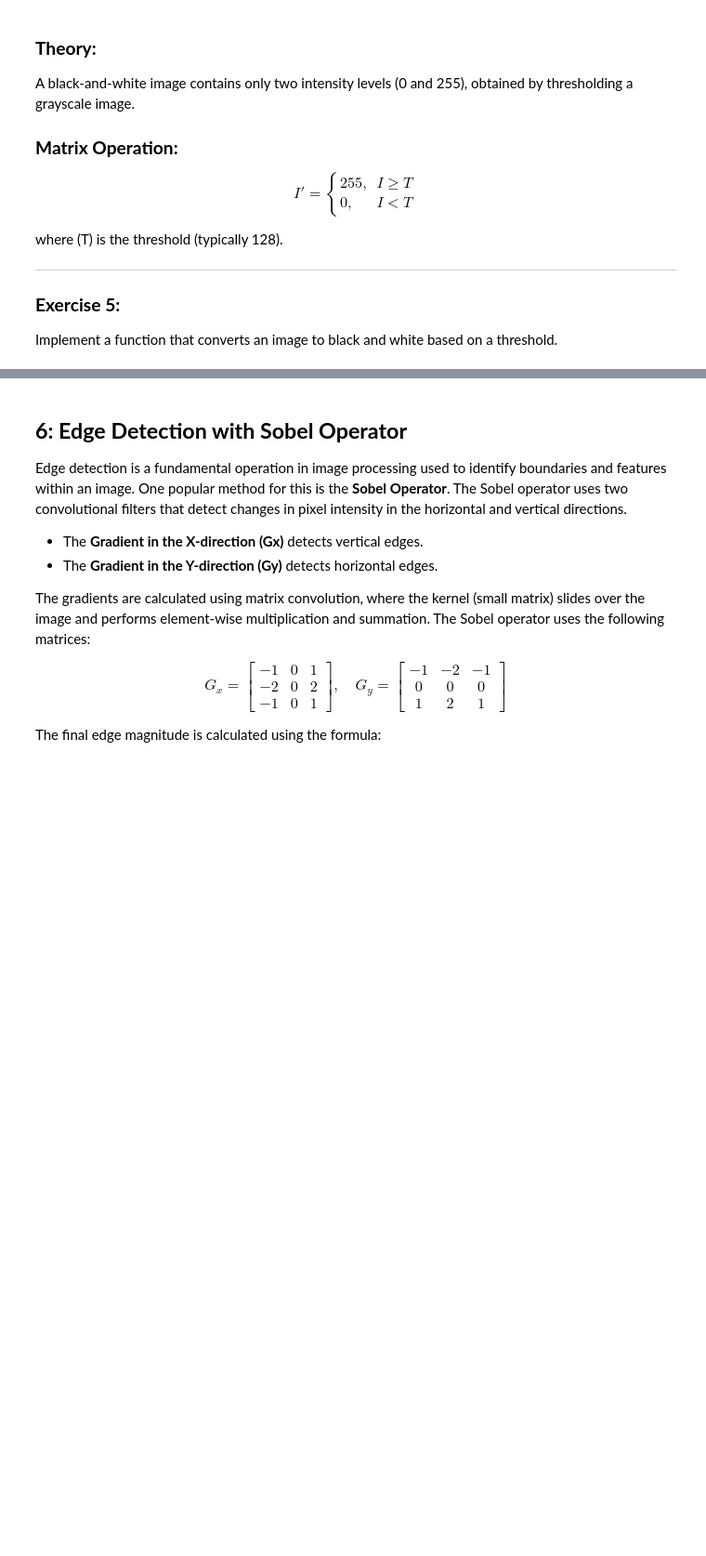
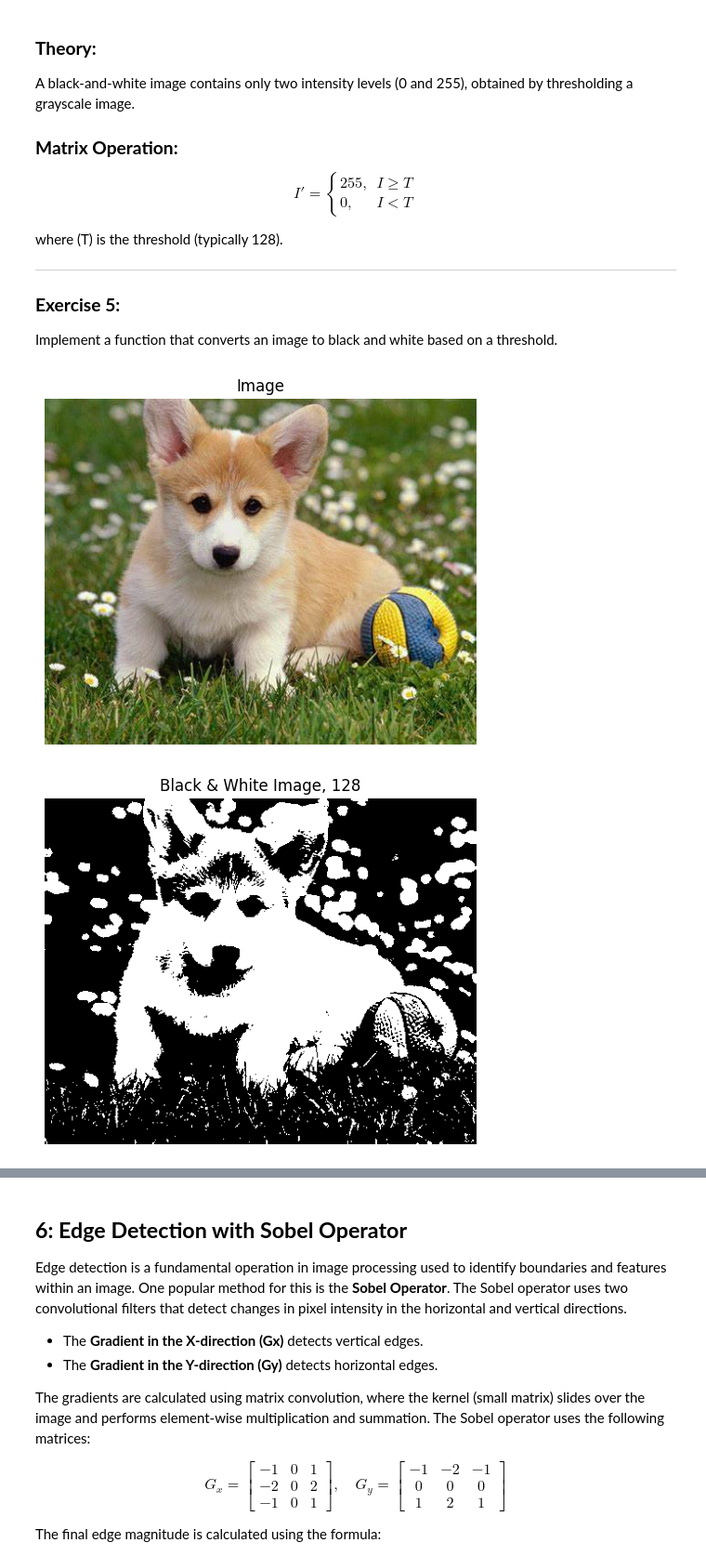
Before and after one commit to jaronbarrettCU/CSCI-2820-Group-Project, a Jupyter notebook: Computer_Graphics_Project (1).ipynb, the cells around one changed output, grey strips where cells are left out. Shown at 93% size. Cells and saved outputs as stored; diff of their text form; code cells hidden in the pictures; blank space fills up the shorter version.

```diff
--- a/Computer_Graphics_Project (1).ipynb
+++ b/Computer_Graphics_Project (1).ipynb
@@ -1799,12 +1763,38 @@ Implement a function that converts an image to black and white based on a thresh
 # %%
 def convert_bw(img, threshold=128):
     """
     Convert an image to black and white using a threshold value.
     """
     # Your code here
-    pass
+    #if 3d convert to grayscale
+    #img = img.copy()
+    #print(dir(img))
 
+    if img.ndim == 3: #Color image. Convert to grayscale
+        gray_img = cv2.cvtColor(img, cv2.COLOR_BGR2GRAY)
+    else: #image is already in grayscale
+        gray_img = img.copy()
+
+    #For the grayscale image, iterate through it.
+    (row, col) = gray_img.shape[0:2]
+    for i in range(row):
+        for j in range(col):
+            #If the element intensity is greate than the threshold, set it to 255, otherwise set it to 0
+            if gray_img[i][j] >= threshold:
+                gray_img[i][j] = 255
+            else:
+                gray_img[i][j] = 0
+    return gray_img
+
+
+    #pass
+
+img = load_image(image_path, grayscale=False)
+show_image(img, "Image")
 bw_img = convert_bw(img)
-show_image(bw_img, "Black & White Image")
+show_image(bw_img, "Black & White Image, 128")
 bw_img = convert_bw(img,200)
-show_image(bw_img, "Black & White Image")
+show_image(bw_img, "Black & White Image, 200")
+# %% [output]
+[figure, added]
+[figure, added]
```
Also changed, not shown: parts of 12 cells of this notebook.
